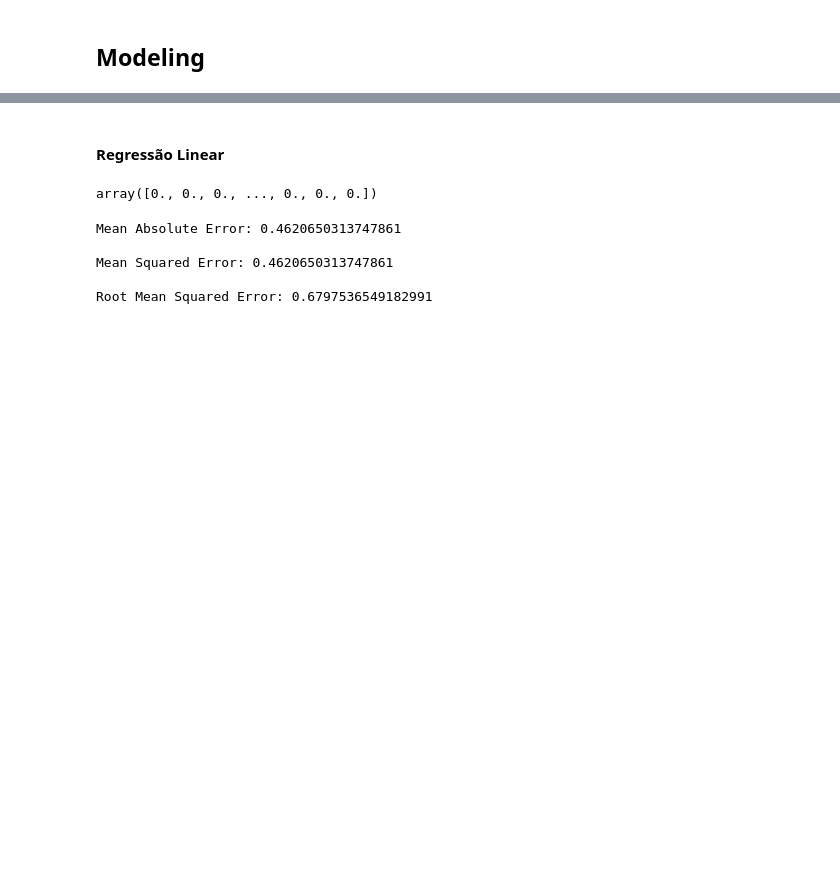
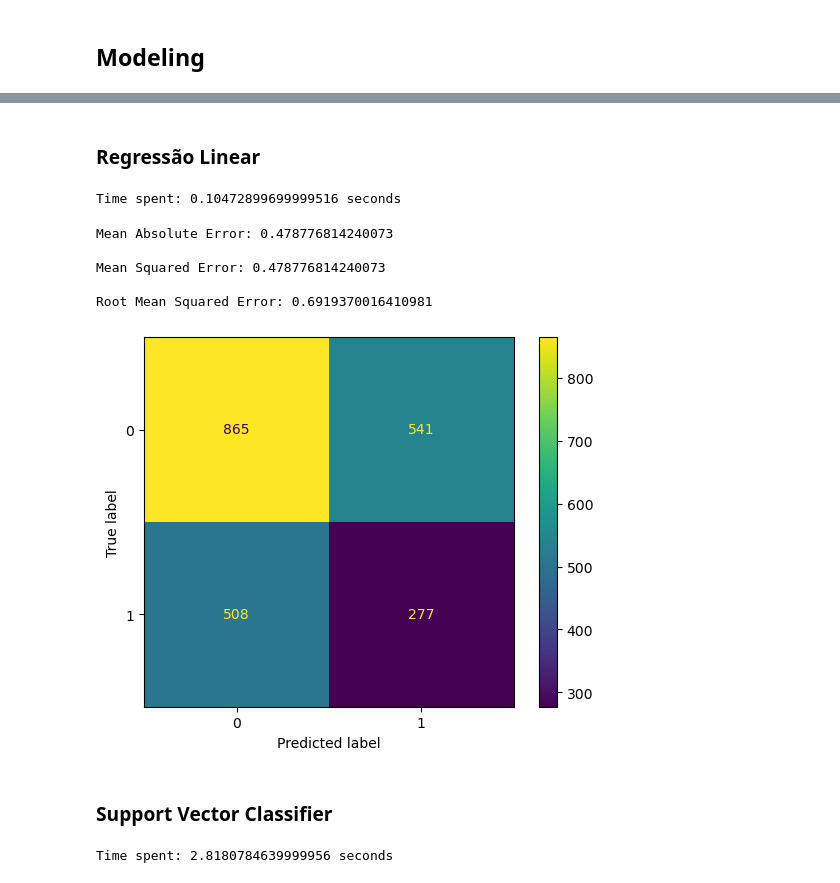
Before and after one commit to orlandopalmeira/Trabalho-DAA-2023-2024, a Jupyter notebook: Tarefa_1/tarefa_1_modelacao.ipynb, the cells around one changed output, grey strips where cells are left out. Drawn from its saved outputs; the diff is of its cells as text; code cells hidden in the pictures; blank space fills up the shorter version.

```diff
--- a/Tarefa_1/tarefa_1_modelacao.ipynb
+++ b/Tarefa_1/tarefa_1_modelacao.ipynb
@@ -305,31 +319,55 @@ plt.show()
 # %% [markdown]
-#### Regressão Linear
+### Regressão Linear
 # %%
 from sklearn.tree import DecisionTreeRegressor
 
 dtr = DecisionTreeRegressor(random_state=2023)
 
+starttime = time.process_time()
+
 dtr.fit(X_train, y_train)
+predictionDTR = dtr.predict(X_test)
 
-prediction = dtr.predict(X_test)
-prediction
+endtime = time.process_time()
+print(f"Time spent: {endtime - starttime} seconds")
 # %% [output]
-array([0., 0., 0., ..., 0., 0., 0.])
+Time spent: 0.10472899699999516 seconds
 # %%
 from sklearn.metrics import mean_absolute_error
 from sklearn.metrics import mean_squared_error
 
 print('Mean Absolute Error: ',end='')
-print(mean_absolute_error(y_test, prediction))
+print(mean_absolute_error(y_test, predictionDTR))
 
 print('\nMean Squared Error: ', end='')
-print(mean_squared_error(y_test, prediction, squared=True))
+print(mean_squared_error(y_test, predictionDTR, squared=True))
 
 print('\nRoot Mean Squared Error: ', end='')
-print(mean_squared_error(y_test, prediction, squared=False))
+print(mean_squared_error(y_test, predictionDTR, squared=False))
+
+ConfusionMatrixDisplay.from_predictions(y_test, predictionDTR)
+plt.show()
 # %% [output]
-Mean Absolute Error: 0.4620650313747861
+Mean Absolute Error: 0.478776814240073
 
-Mean Squared Error: 0.4620650313747861
+Mean Squared Error: 0.478776814240073
 
-Root Mean Squared Error: 0.6797536549182991
+Root Mean Squared Error: 0.6919370016410981
+[figure, added]
+# %% [markdown]
+### Support Vector Classifier
+# %%
+from sklearn.svm import SVC
+
+# O melhor kernel é o poly
+svc = SVC(kernel='poly' ,random_state=2023)
+
+starttime = time.process_time()
+
+svc.fit(X_train, y_train)
+predictionSVC = svc.predict(X_test)
+
+endtime = time.process_time()
+print(f"Time spent: {endtime - starttime} seconds")
+# %% [output]
+Time spent: 2.8180784639999956 seconds
```
Also changed, not shown: parts of 12 cells of this notebook.
